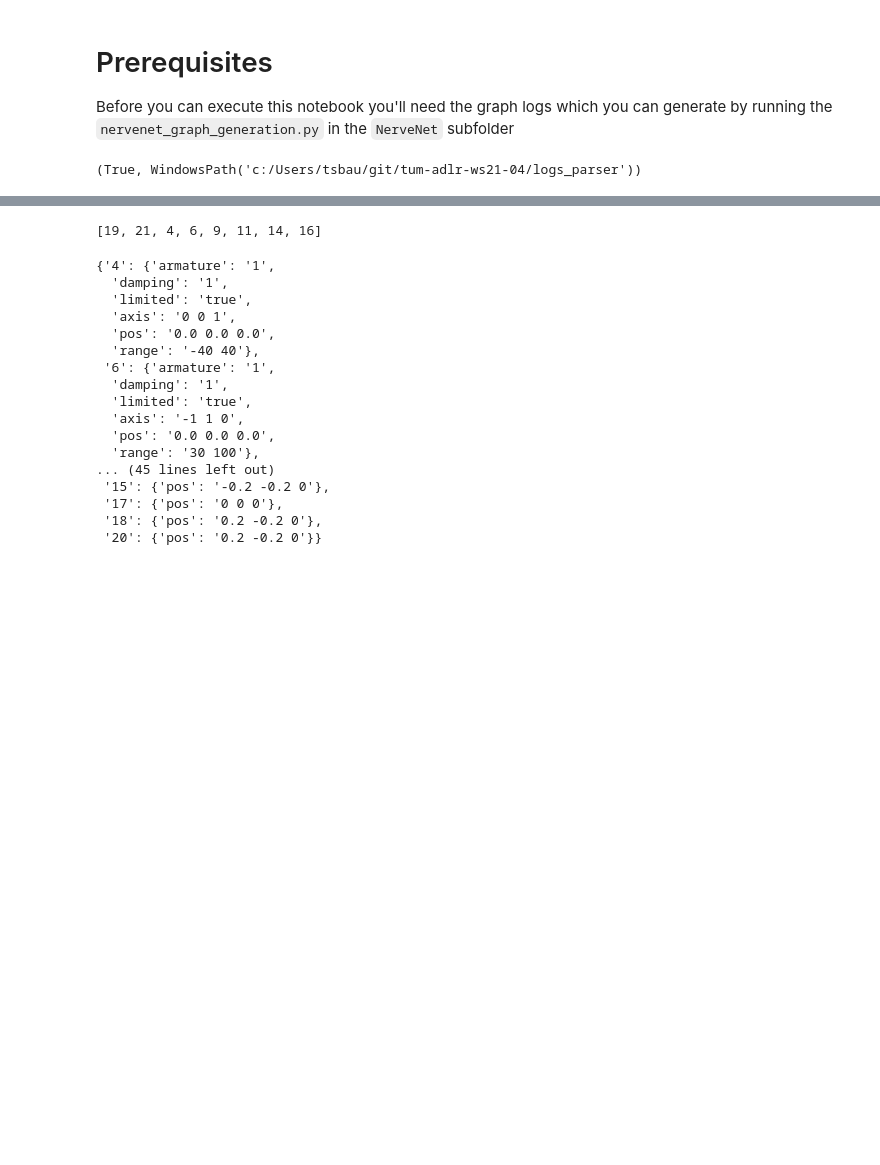
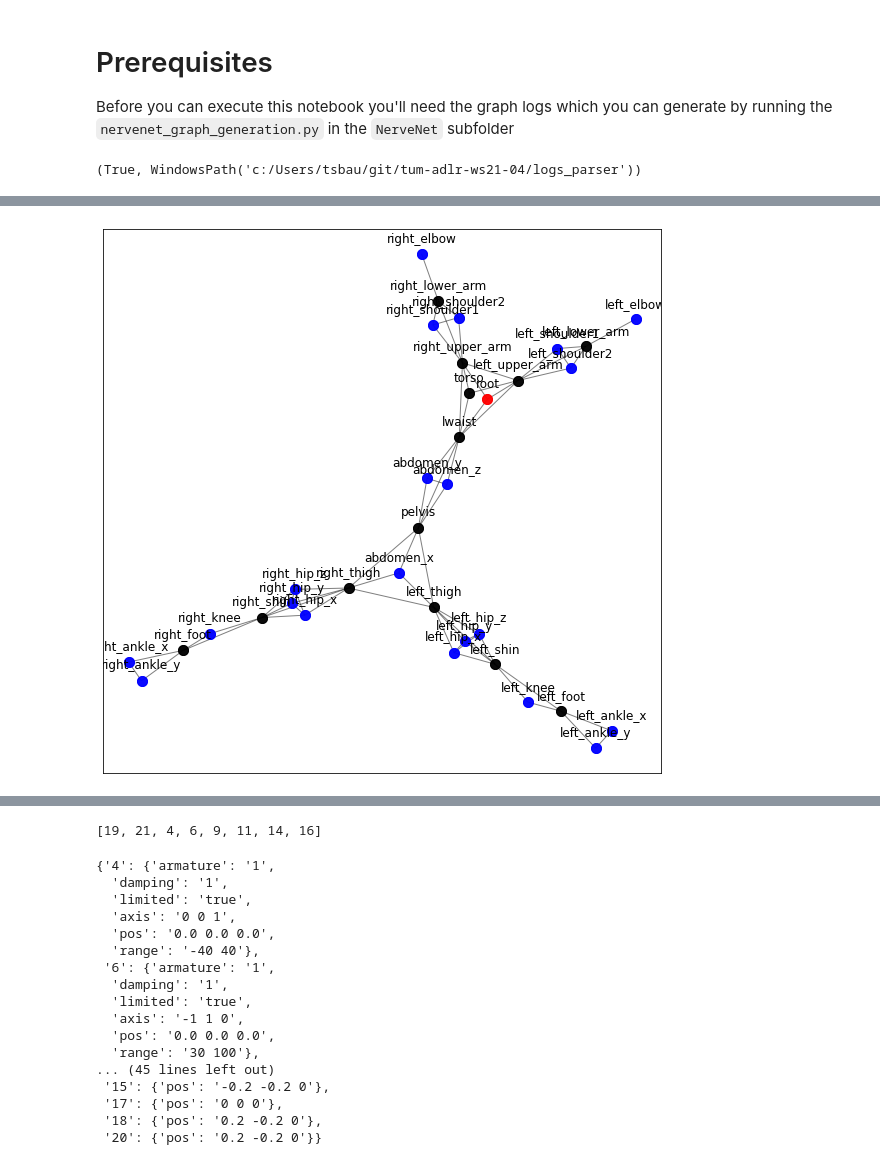
Before and after one commit to HannesStark/gnn-reinforcement-learning, a Jupyter notebook: playground/graph_visualization/robot_graph_visualization.ipynb, the cells around one changed output, grey strips where cells are left out. Saved outputs shown, nothing was run; the diff lists cells and outputs as text; code cells hidden in the pictures; blank space fills up the shorter version.

```diff
--- a/playground/graph_visualization/robot_graph_visualization.ipynb
+++ b/playground/graph_visualization/robot_graph_visualization.ipynb
@@ -97,3 +98,7 @@ MemoryError: In RendererAgg: Out of memory
 # %%
-Humanoid_log = visualize_task_graph("Humanoid-v1")
+Humanoid_log = visualize_task_graph("Humanoid-v1",
+                                    use_sibling_relations = True,
+                                    root_relation_option = RootRelationOption.NONE)
+# %% [output]
+[figure, added]
 # %%
```
Also changed, not shown: parts of 33 cells of this notebook, 5 other files.
